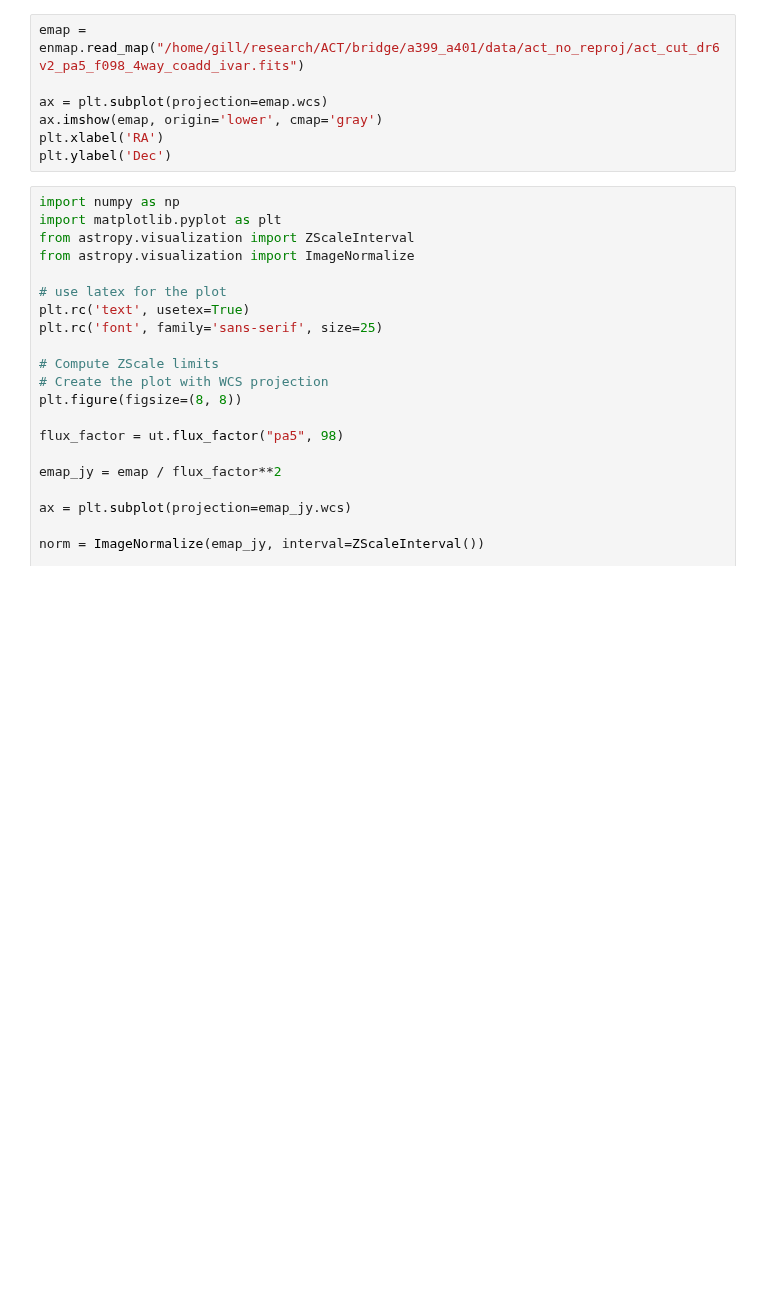
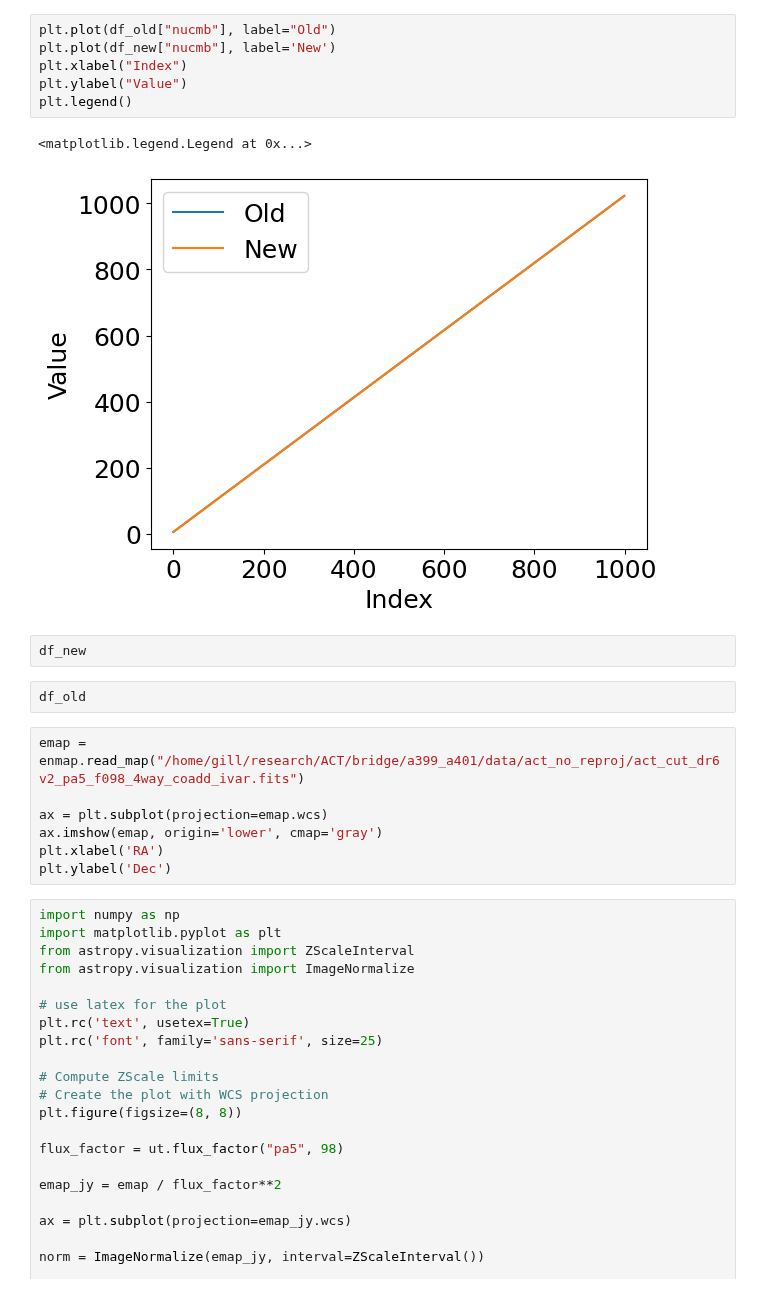
Before and after one commit to guanyilun/multi-freq-bridge, a Jupyter notebook: notebooks/plots_paper.ipynb, the cells around one changed output. Saved outputs shown, nothing was run; the diff lists cells and outputs as text; blank space fills up the shorter version.

```diff
--- a/notebooks/plots_paper.ipynb
+++ b/notebooks/plots_paper.ipynb
@@ -36,3 +125,16 @@ import astropy.units as u
+# %%
+plt.plot(df_old["nucmb"], label="Old")
+plt.plot(df_new["nucmb"], label='New')
+plt.xlabel("Index")
+plt.ylabel("Value")
+plt.legend()
+# %% [output]
+<matplotlib.legend.Legend at 0x...>
+[figure, added]
+# %%
+df_new
+# %%
+df_old
 # %%
 emap = enmap.read_map("/home/gill/research/ACT/bridge/a399_a401/data/act_no_reproj/act_cut_dr6v2_pa5_f098_4way_coadd_ivar.fits")
 
```
Also changed, not shown: parts of 14 cells of this notebook, 6 other files.
